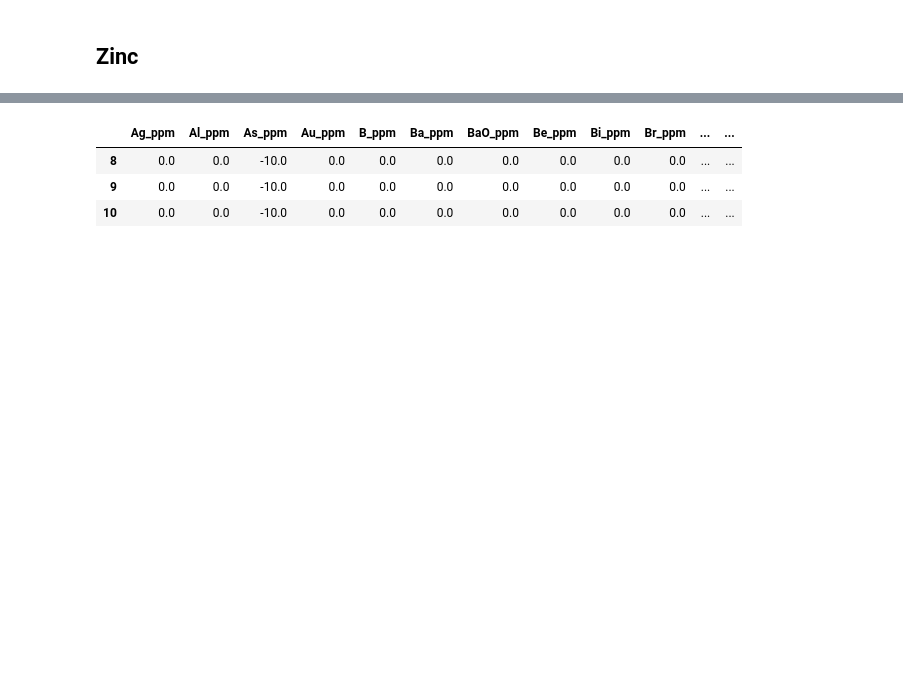
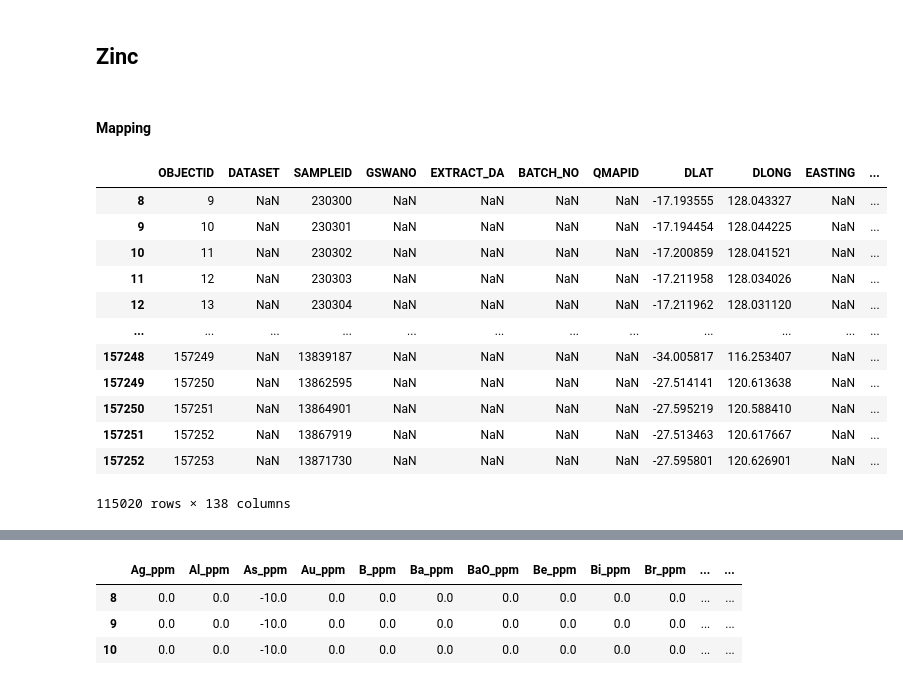
Before and after one commit to franticOreo/CriticalMinerals, a Jupyter notebook: eli/WAMEX EDA.ipynb, the cells around one changed output, grey strips where cells are left out. Saved outputs shown, nothing was run; the diff lists cells and outputs as text; code cells hidden in the pictures; blank space fills up the shorter version.

```diff
--- a/eli/WAMEX EDA.ipynb
+++ b/eli/WAMEX EDA.ipynb
@@ -125,3 +125,21 @@ df.shape
 ## Zinc
 # %%
 df_has_zinc = df[df['Zn_ppm'] != 0]
+# %% [markdown]
+#### Mapping
+# %%
+df_has_zinc
+# %% [output]
+|  | OBJECTID | DATASET | SAMPLEID | GSWANO | EXTRACT_DA | BATCH_NO | QMAPID | DLAT | DLONG | EASTING | ... |
+| 8 | 9 | NaN | 230300 | NaN | NaN | NaN | NaN | -17.193555 | 128.043327 | NaN | ... |
+| 9 | 10 | NaN | 230301 | NaN | NaN | NaN | NaN | -17.194454 | 128.044225 | NaN | ... |
+| 10 | 11 | NaN | 230302 | NaN | NaN | NaN | NaN | -17.200859 | 128.041521 | NaN | ... |
+| 11 | 12 | NaN | 230303 | NaN | NaN | NaN | NaN | -17.211958 | 128.034026 | NaN | ... |
+| 12 | 13 | NaN | 230304 | NaN | NaN | NaN | NaN | -17.211962 | 128.031120 | NaN | ... |
+| ... | ... | ... | ... | ... | ... | ... | ... | ... | ... | ... | ... |
+| 157248 | 157249 | NaN | 13839187 | NaN | NaN | NaN | NaN | -34.005817 | 116.253407 | NaN | ... |
+| 157249 | 157250 | NaN | 13862595 | NaN | NaN | NaN | NaN | -27.514141 | 120.613638 | NaN | ... |
+| 157250 | 157251 | NaN | 13864901 | NaN | NaN | NaN | NaN | -27.595219 | 120.588410 | NaN | ... |
+| 157251 | 157252 | NaN | 13867919 | NaN | NaN | NaN | NaN | -27.513463 | 120.617667 | NaN | ... |
+| 157252 | 157253 | NaN | 13871730 | NaN | NaN | NaN | NaN | -27.595801 | 120.626901 | NaN | ... |
+115020 rows × 138 columns
```
Also changed, not shown: parts of 6 cells of this notebook, 1 other file.
